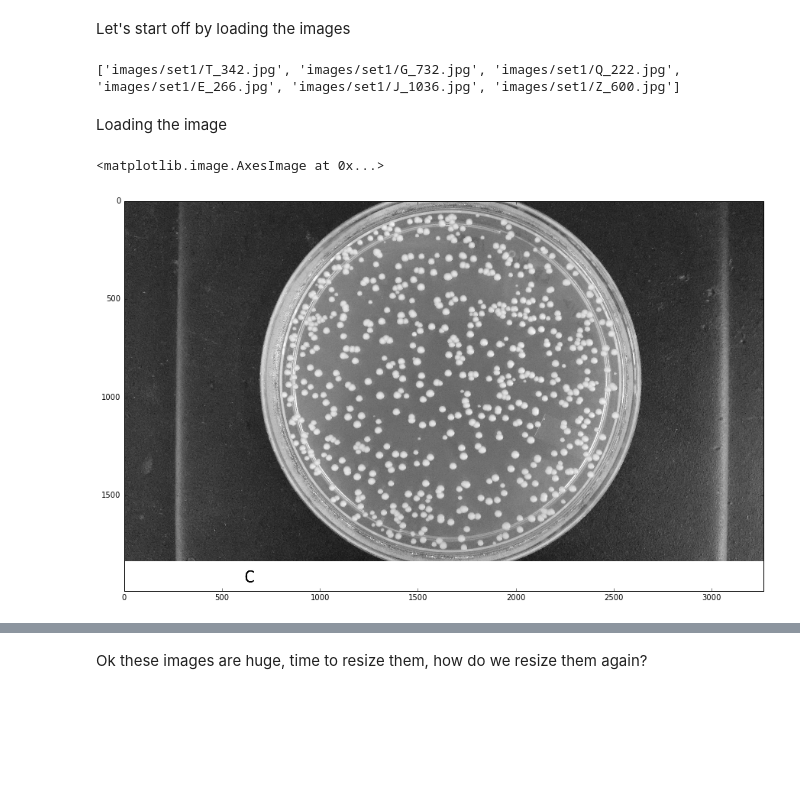
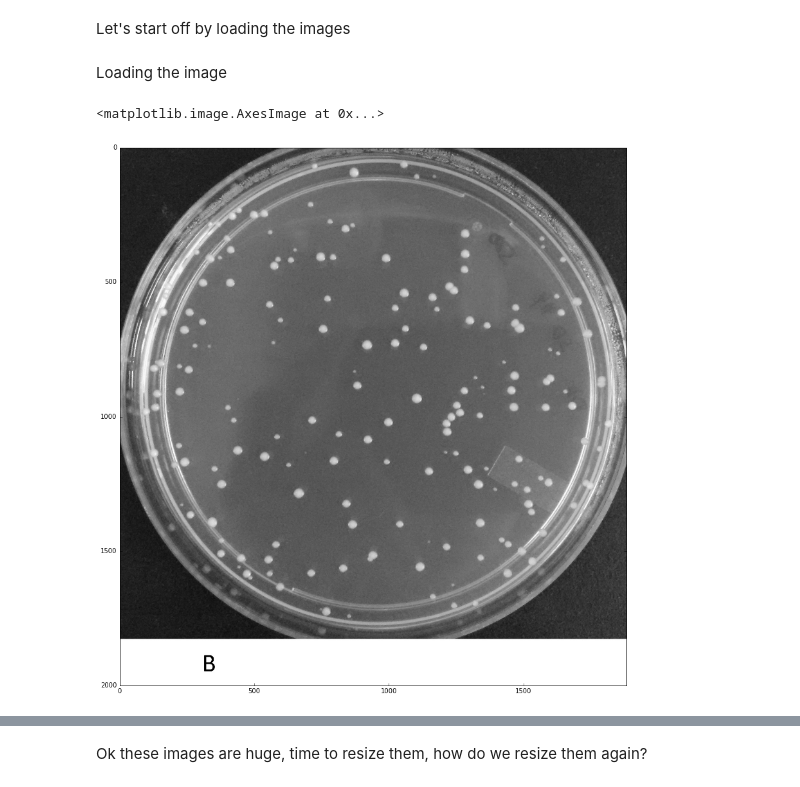
Before and after one commit to thegreatshasha/dopencv, a Jupyter notebook: CountColonies.ipynb, the cells around one changed output, grey strips where cells are left out. Drawn from its saved outputs; the diff is of its cells as text; code cells hidden in the pictures; blank space fills up the shorter version.

```diff
--- a/CountColonies.ipynb
+++ b/CountColonies.ipynb
@@ -9,17 +9,12 @@ from pylab import rcParams
 rcParams['figure.figsize'] = 15, 15
 # %% [markdown]
 Let's start off by loading the images
-# %%
-FILES = ['images/set1/T_342.jpg', 'images/set1/G_732.jpg', 'images/set1/Q_222.jpg', 'images/set1/E_266.jpg', 'images/set1/J_1036.jpg', 'images/set1/Z_600.jpg']
-print FILES
-# %% [output]
-['images/set1/T_342.jpg', 'images/set1/G_732.jpg', 'images/set1/Q_222.jpg', 'images/set1/E_266.jpg', 'images/set1/J_1036.jpg', 'images/set1/Z_600.jpg']
 # %% [markdown]
 Loading the image
 # %%
 
-img = cv2.imread('images/set1/C_593.jpg', 0)
+img = cv2.imread('images/set1/B_170.jpg', 0)
 plt.imshow(img,cmap='gray')
 # %% [output]
 <matplotlib.image.AxesImage at 0x...>
-[figure, old version]
+[figure, new version]
```
Also changed, not shown: parts of 9 cells of this notebook, 31 other files.
